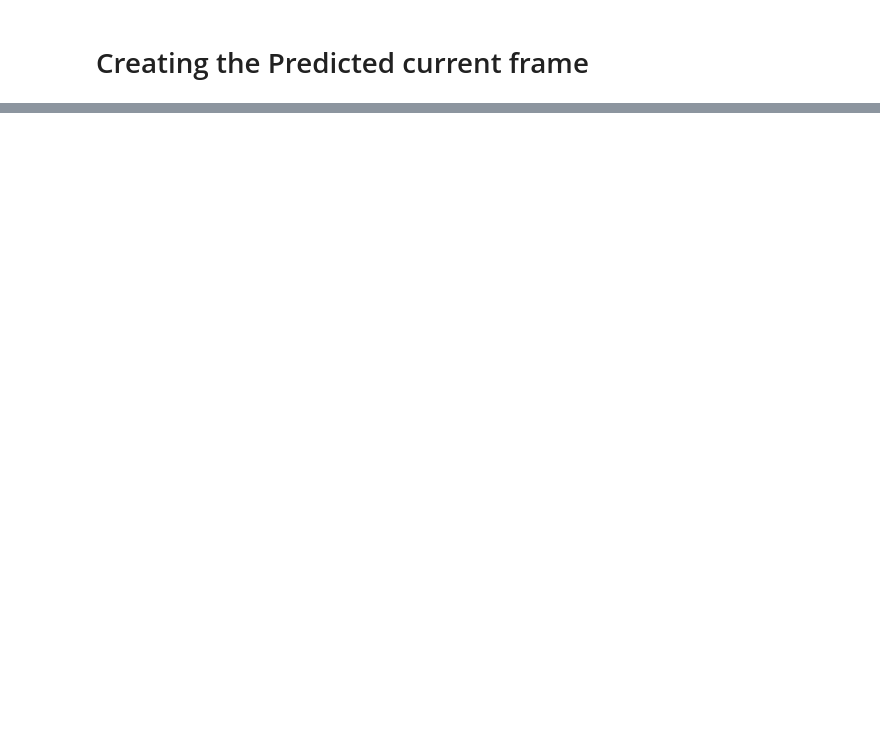
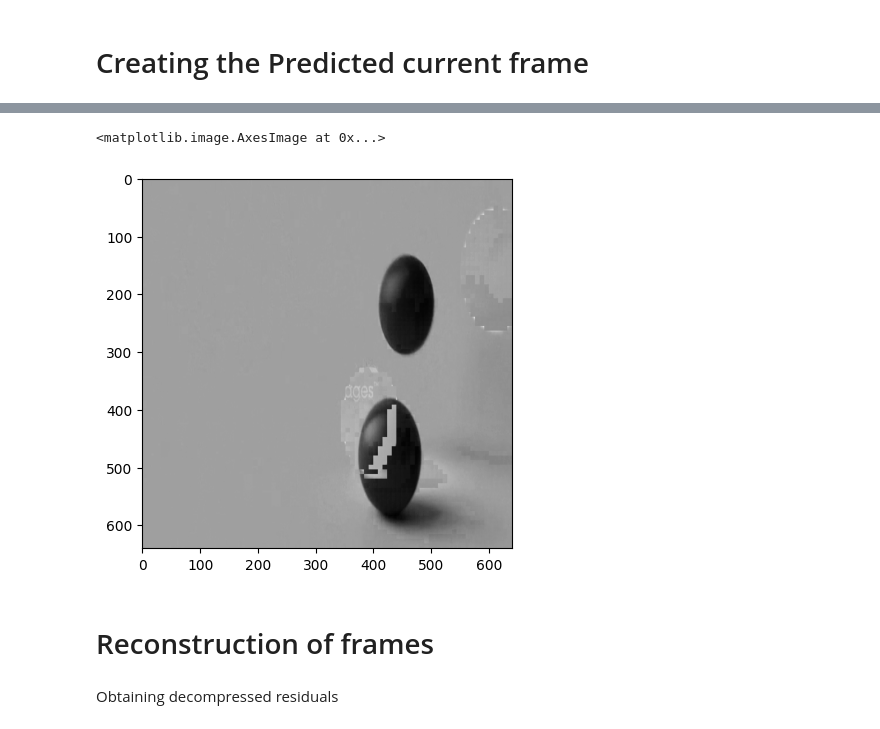
Before and after one commit to MilanBandara/video-codec, a Jupyter notebook: video_compression.ipynb, the cells around one changed output, grey strips where cells are left out. Drawn from its saved outputs; the diff is of its cells as text; code cells hidden in the pictures; blank space fills up the shorter version.

```diff
--- a/video_compression.ipynb
+++ b/video_compression.ipynb
@@ -364,0 +192,2 @@ plt.imshow(test,cmap='gray')
+# %%
+compressed_residual_string = compress_complete_image(residual,0.3)
@@ -364,0 +335,15 @@ plt.imshow(test,cmap='gray')
+# %%
+predicted_current_frames = np.empty((0,640,640))
+residuals = np.empty((0,640,640))
+compressed_strings = []
+level = 5
+
+for index,motion_vector in enumerate(motion_vectors_frames):
+    frame_blocks_ = create_frame_blocks_from_motion_vectors(motion_vector,frames[index])
+    predicted_current_frame_ = create_predicted_current_frame(frame_blocks_)
+    residual_ = create_residual(predicted_current_frame_,frames[index+1])
+    compressed_residual = create_compressed_residual(residual_,f"Frame_{index + 1}.txt",level)
+
+    predicted_current_frames = np.concatenate((predicted_current_frames, [predicted_current_frame_]), axis=0)
+    residuals = np.concatenate((residuals, [residual_]), axis=0)
+    compressed_strings.append(compressed_residual)
@@ -364,0 +371,9 @@ plt.imshow(test,cmap='gray')
+# %%
+plt.imshow(residuals[0],cmap='gray')
+# %% [output]
+<matplotlib.image.AxesImage at 0x...>
+[figure, added]
+# %% [markdown]
+# Reconstruction of frames
+# %% [markdown]
+Obtaining decompressed residuals
```
Also changed, not shown: parts of 64 cells of this notebook.
